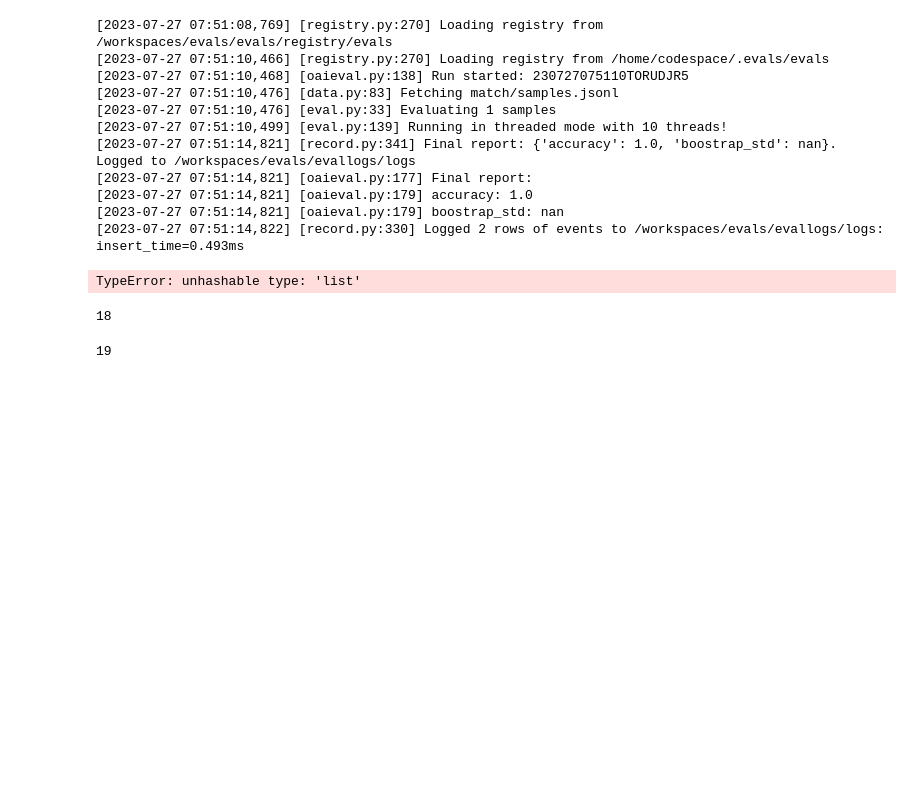
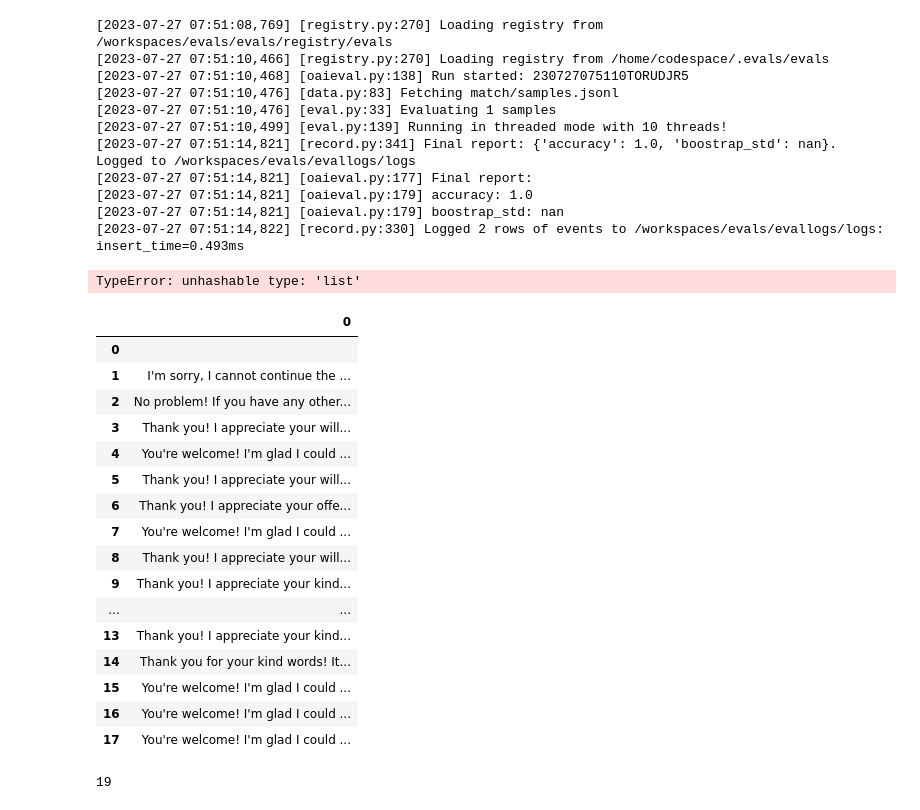
Before and after one commit to GPT-4I/evals, a Jupyter notebook: evals/battles.ipynb, the cells around one changed output. Drawn from its saved outputs; the diff is of its cells as text; code cells hidden in the pictures; blank space fills up the shorter version.

Commit message:
pd.DataFrame(dataset_df[

```diff
--- a/evals/battles.ipynb
+++ b/evals/battles.ipynb
@@ -149,8 +149,8 @@ for i in range(1):
     best_response_input_df.to_json(os.path.join(dataset_path, "best_response_input"), lines=True, orient="records")
     n_responses_df.to_json(os.path.join(dataset_path, "n_responses"), lines=True, orient="records")
 
-    dataset_df[0].to_json(os.path.join(dataset_path, "dataset0"), lines=True, orient="records")
-    dataset_df[1].to_json(os.path.join(dataset_path, "dataset1"), lines=True, orient="records")
+    pd.DataFrame(dataset_df[0]).to_json(os.path.join(dataset_path, "dataset0"), lines=True, orient="records")
+    pd.DataFrame(dataset_df[1]).to_json(os.path.join(dataset_path, "dataset1"), lines=True, orient="records")
 
     battles_df.to_json(os.path.join(dataset_path, "battles"), lines=True, orient="records")
     test_match_dataset_df.to_json(os.path.join(dataset_path, "test_match_dataset"), lines=True, orient="records")
@@ -174,10 +174,26 @@ for i in range(1):
 [2023-07-27 07:51:14,821] [oaieval.py:179] boostrap_std: nan
 [2023-07-27 07:51:14,822] [record.py:330] Logged 2 rows of events to /workspaces/evals/evallogs/logs: insert_time=0.493ms
 TypeError: unhashable type: 'list'
-# %%
-len(test_dataset0)
-# %% [output]
-18
+# %%
+pd.DataFrame(dataset_df[0])
+# %% [output]
+|  | 0 |
+| 0 |  |
+| 1 | I'm sorry, I cannot continue the ... |
+| 2 | No problem! If you have any other... |
+| 3 | Thank you! I appreciate your will... |
+| 4 | You're welcome! I'm glad I could ... |
+| 5 | Thank you! I appreciate your will... |
+| 6 | Thank you! I appreciate your offe... |
+| 7 | You're welcome! I'm glad I could ... |
+| 8 | Thank you! I appreciate your will... |
+| 9 | Thank you! I appreciate your kind... |
+| ... | ... |
+| 13 | Thank you! I appreciate your kind... |
+| 14 | Thank you for your kind words! It... |
+| 15 | You're welcome! I'm glad I could ... |
+| 16 | You're welcome! I'm glad I could ... |
+| 17 | You're welcome! I'm glad I could ... |
 # %%
 len(test_dataset)
 # %% [output]
```
